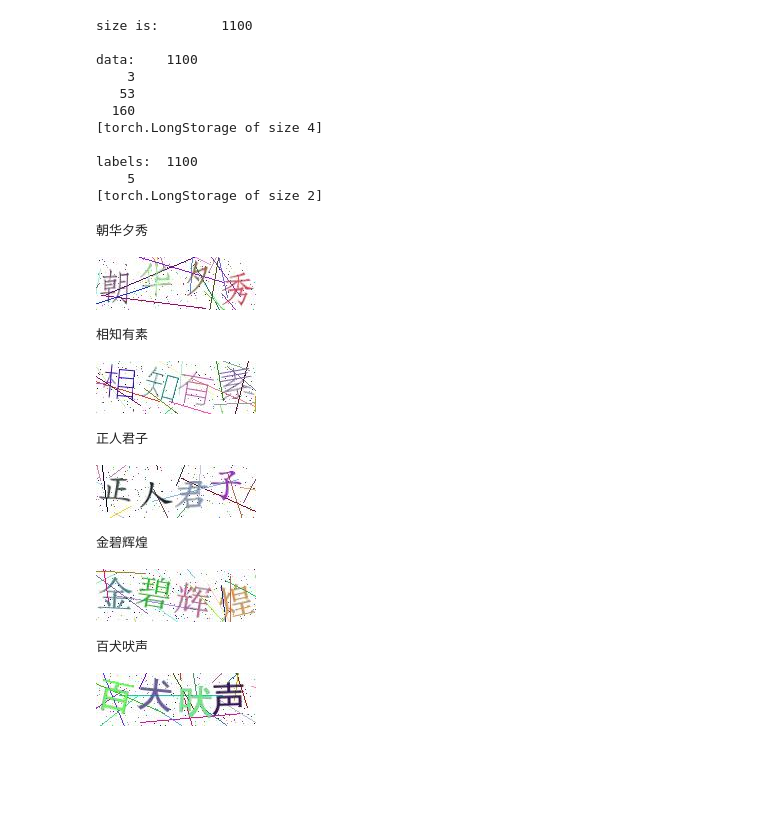
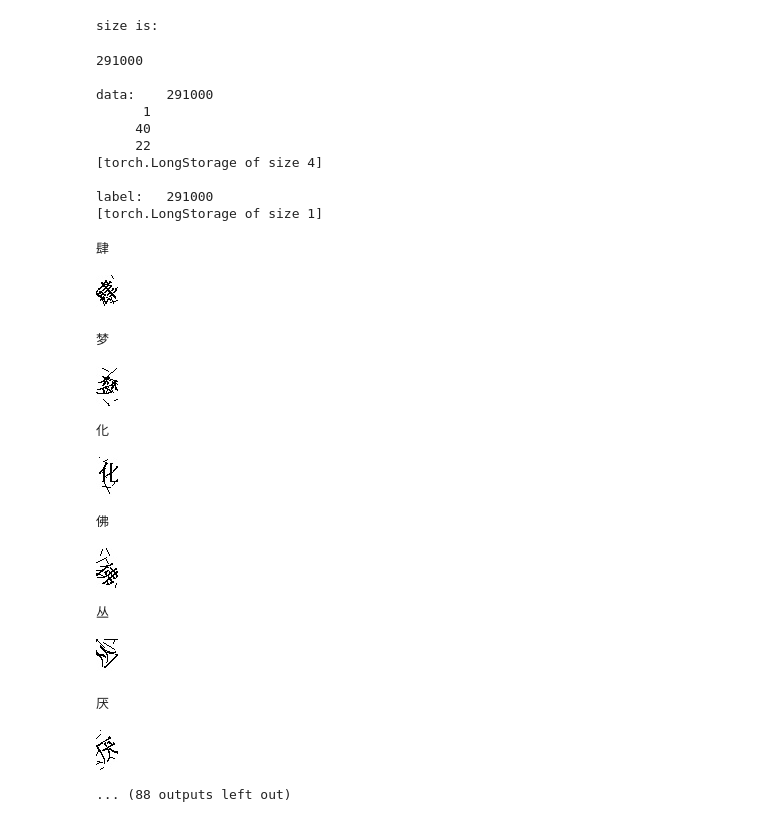
Before and after one commit to Halfish/Captcha-Cracking, a Jupyter notebook: testdata.ipynb, the cells around one changed output. Drawn from its saved outputs; the diff is of its cells as text; code cells hidden in the pictures; blank space fills up the shorter version.

```diff
--- a/testdata.ipynb
+++ b/testdata.ipynb
@@ -1,37 +1,41 @@
 # %%
-fullset = torch.load('./src/type3_100.dat')
+fullset = torch.load('./src/large-type10-200.dat')
 print('size is: ', fullset.size, '\n')
 print('data:', #fullset.data)
-print('labels:', #fullset.labels)
+print('label:', #fullset.label)
 # %% [output]
-size is:        1100
-
-data:    1100
-    3
-   53
-  160
-[torch.LongStorage of size 4]
-
-labels:  1100
-    5
-[torch.LongStorage of size 2]
+size is:
+291000
+
+data:    291000
+      1
+     40
+     22
+[torch.LongStorage of size 4]
+
+label:   291000
+[torch.LongStorage of size 1]
 # %%
 require 'sys'
 decoder_util = require 'src.decoder'
-decoder = decoder_util.create('./synpic/chisayings.txt', 4)
-for i = 1, 5 do
-    print(decoder:label2str(fullset.labels[i * 5]))
-    itorch.image(fullset.data[i * 5])
+decoder = decoder_util.create('./trainpic/codec_type10.txt', 1)
+for i = 1, 50 do
+    index = math.random(1, fullset.size)
+    print(decoder.rev_mapper[fullset.label[index]])
+    itorch.image(fullset.data[index])
     sys.sleep(0.1)
 end
 # %% [output]
-朝华夕秀
+肆
-[figure, old version]
+[figure, new version]
-相知有素
+梦
-[figure, old version]
+[figure, new version]
-正人君子
+化
-[figure, old version]
+[figure, new version]
-金碧辉煌
+佛
-[figure, old version]
+[figure, new version]
-百犬吠声
+丛
-[figure, old version]
+[figure, new version]
+厌
+[figure, added]
+... (88 outputs left out)
```
Also changed, not shown: 1 other file.
